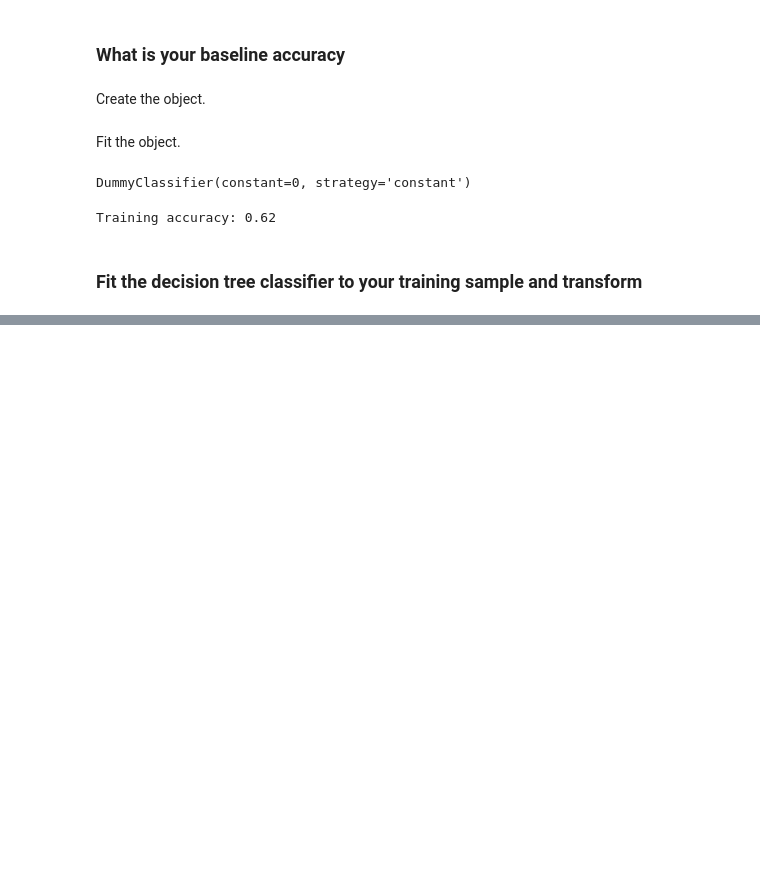
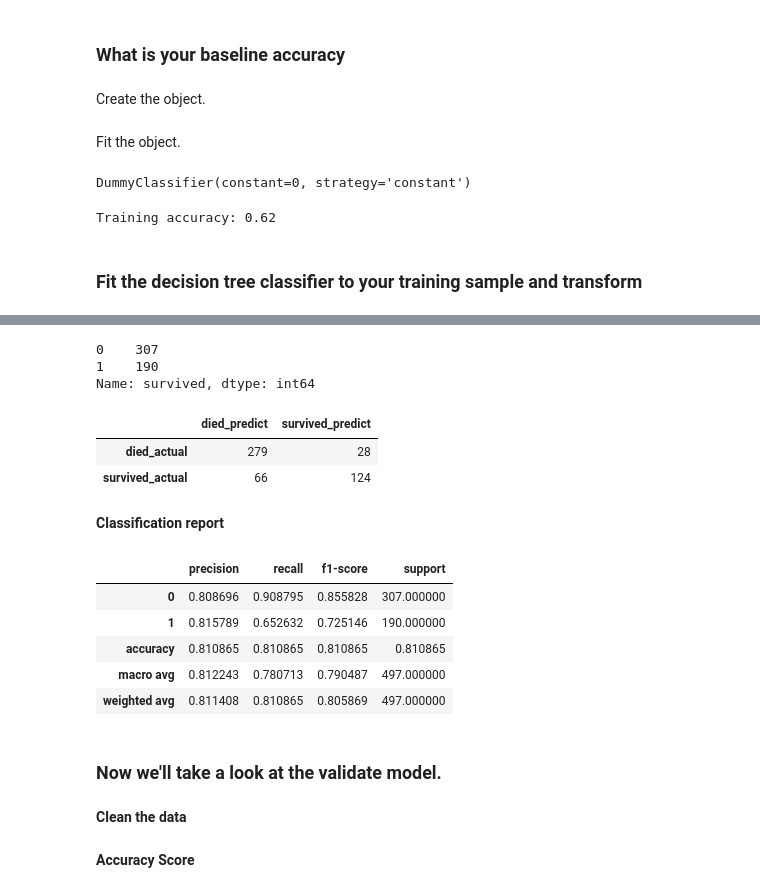
Before and after one commit to malachi-hale/classification-exercises, a Jupyter notebook: model.ipynb, the cells around one changed output, grey strips where cells are left out. Cells and saved outputs as stored; diff of their text form; code cells hidden in the pictures; blank space fills up the shorter version.

Commit message:
model exercises

```diff
--- a/model.ipynb
+++ b/model.ipynb
@@ -57,0 +132,2 @@ clf = DecisionTreeClassifier(max_depth=3, random_state=123)
+# %%
+clf1 = clf.fit(X_train, y_train)
@@ -57,0 +145,2 @@ clf = DecisionTreeClassifier(max_depth=3, random_state=123)
+# %%
+y_pred = clf1.predict(X_train)
@@ -57,0 +175,34 @@ clf = DecisionTreeClassifier(max_depth=3, random_state=123)
+# %%
+y_train.value_counts()
+# %% [output]
+0    307
+1    190
+Name: survived, dtype: int64
+# %%
+labels1 = ['died_actual', 'survived_actual']
+labels2 = ['died_predict', 'survived_predict']
+
+pd.DataFrame(confusion_matrix(y_train, y_pred), index=labels1, columns=labels2)
+# %% [output]
+|  | died_predict | survived_predict |
+| died_actual | 279 | 28 |
+| survived_actual | 66 | 124 |
+# %% [markdown]
+**Classification report**
+# %%
+report_train_depth_three = classification_report(y_train, y_pred, output_dict = True)
+# %%
+df_report_train_depth_three = pd.DataFrame(report_train_depth_three).T
+# %%
+df_report_train_depth_three
+# %% [output]
+|  | precision | recall | f1-score | support |
+| 0 | 0.808696 | 0.908795 | 0.855828 | 307.000000 |
+| 1 | 0.815789 | 0.652632 | 0.725146 | 190.000000 |
+| accuracy | 0.810865 | 0.810865 | 0.810865 | 0.810865 |
+| macro avg | 0.812243 | 0.780713 | 0.790487 | 497.000000 |
+| weighted avg | 0.811408 | 0.810865 | 0.805869 | 497.000000 |
+# %% [markdown]
+### Now we'll take a look at the validate model.
+# %% [markdown]
+**Clean the data**
@@ -57,0 +213,2 @@ clf = DecisionTreeClassifier(max_depth=3, random_state=123)
+# %% [markdown]
+**Accuracy Score**
```
Also changed, not shown: parts of 92 cells of this notebook, 2 other files.
